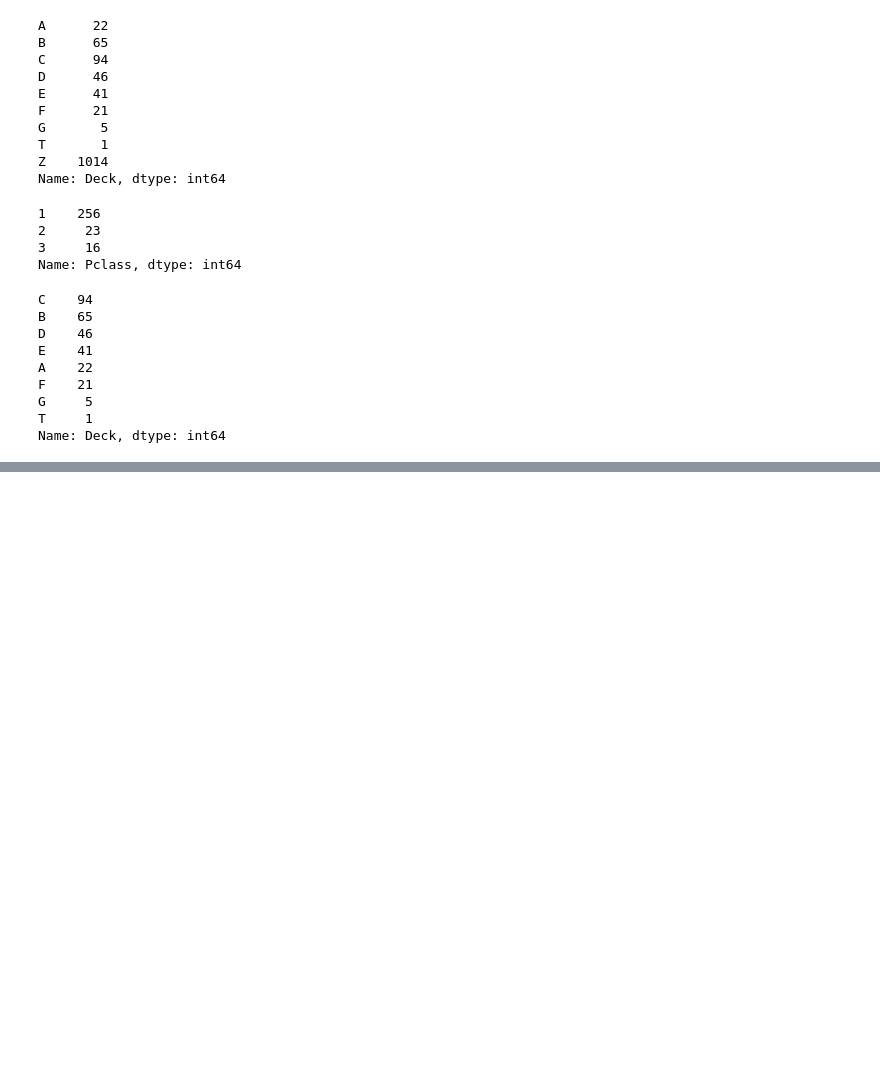
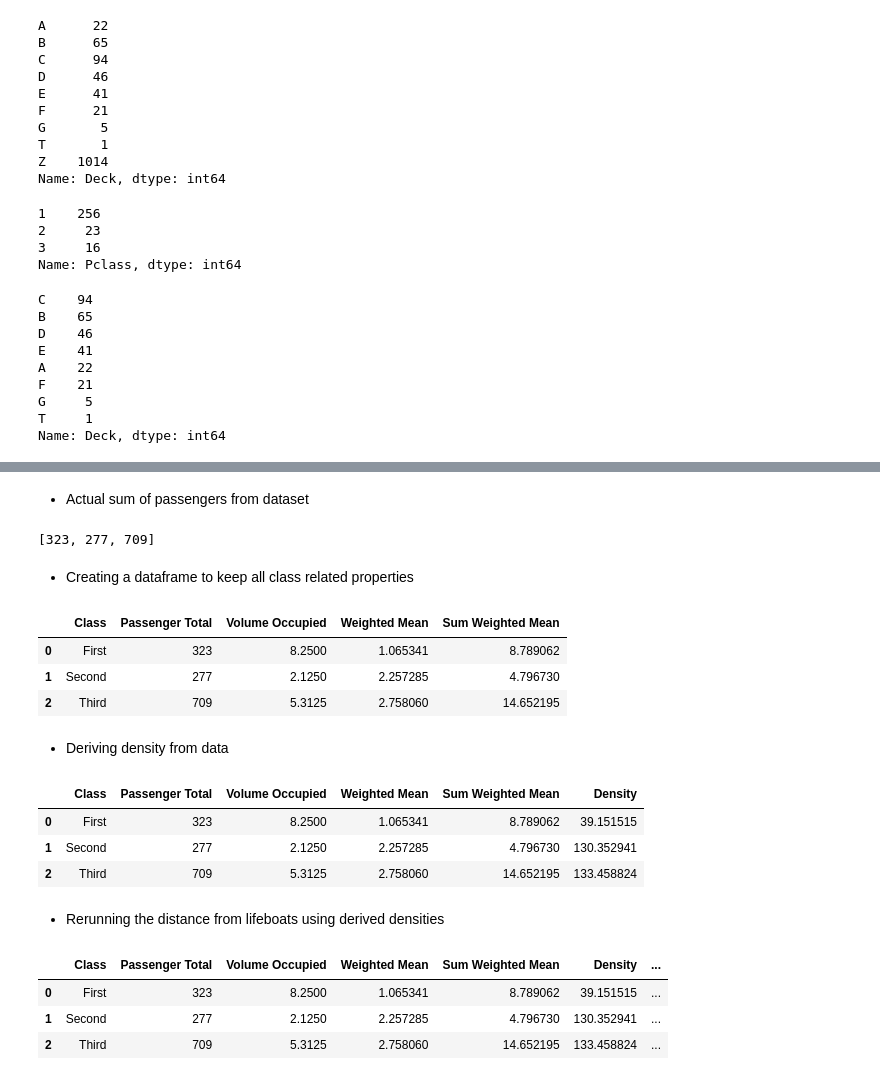
Before and after one commit to aditya-jagdev/Predicting-Titanic-Mishap-Survivors, a Jupyter notebook: Final.ipynb, the cells around one changed output, grey strips where cells are left out. Drawn from its saved outputs; the diff is of its cells as text; code cells hidden in the pictures; blank space fills up the shorter version.

Commit message:
info_aug focus data, correlate

```diff
--- a/Final.ipynb
+++ b/Final.ipynb
@@ -896,0 +1040,72 @@ ModuleNotFoundError: No module named 'cv2'
+# %% [markdown]
+* Actual sum of passengers from dataset
+# %%
+total_passengers_in_class = []
+total_passengers_in_class.append(data[ data['Pclass'] == 1 ]['Name'].notnull().sum())
+total_passengers_in_class.append(data[ data['Pclass'] == 2 ]['Name'].notnull().sum())
+total_passengers_in_class.append(data[ data['Pclass'] == 3 ]['Name'].notnull().sum())
+
+total_passengers_in_class
+# %% [output]
+[323, 277, 709]
+# %% [markdown]
+* Creating a dataframe to keep all class related properties
+# %%
+info_aug = pd.DataFrame({'Class': ['First', 'Second', 'Third'],
+                         'Passenger Total': total_passengers_in_class,
+                         'Volume Occupied': volume_occupied,
+                         'Weighted Mean': weighted_mean,
+                         'Sum Weighted Mean': sum_weighted_mean})
+
+info_aug
+# %% [output]
+|  | Class | Passenger Total | Volume Occupied | Weighted Mean | Sum Weighted Mean |
+| 0 | First | 323 | 8.2500 | 1.065341 | 8.789062 |
+| 1 | Second | 277 | 2.1250 | 2.257285 | 4.796730 |
+| 2 | Third | 709 | 5.3125 | 2.758060 | 14.652195 |
+# %% [markdown]
+* Deriving density from data
+# %%
+info_aug['Density'] = info_aug['Passenger Total'] / info_aug['Volume Occupied']
+info_aug
+# %% [output]
+|  | Class | Passenger Total | Volume Occupied | Weighted Mean | Sum Weighted Mean | Density |
+| 0 | First | 323 | 8.2500 | 1.065341 | 8.789062 | 39.151515 |
+| 1 | Second | 277 | 2.1250 | 2.257285 | 4.796730 | 130.352941 |
+| 2 | Third | 709 | 5.3125 | 2.758060 | 14.652195 | 133.458824 |
+# %% [markdown]
+* Rerunning the distance from lifeboats using derived densities
+# %%
+def w_dist_new(p_class, chunk, deck_val, stairwell, obstr):
+    density = {1: 39.151515,
+              2: 130.352941,
+              3: 133.458824}
+    deck = {'A': 1, 'B': 0, 'C': 1, 'D': 2, 'E': 3, 'F': 4, 'G': 5}
+    stairwell_used = {-1: 0, 1: 0, 2: 9/16, 3: 21/16, 4: 13/16, 5: 2/16, 6: 0}
+    floor_distance = 4/16
+    unit_travel_distance = 1
+    return density[p_class] * chunk * ( ( (obstr + stairwell_used[stairwell]) * unit_travel_distance) + (deck[deck_val] * floor_distance) )
+# %%
+sum_weighted_mean = []
+
+for mask in [data_aug['Class'] == req_class for req_class in range(1, 4)]:
+
+    iterate_over = zip(data_aug[mask]['Class'], data_aug[mask]['Chunk'],
+                       data_aug[mask]['Deck'], data_aug[mask]['Stairwell'],
+                       data_aug[mask]['Obstruction'])
+
+
+    weighted_dist_for_chunks = [w_dist_new(p_class, chunk_size, deck_val, stairwell, dist)
+                                for p_class, chunk_size, deck_val, stairwell, dist in iterate_over]
+
+    sum_weighted_mean.append(sum(weighted_dist_for_chunks))
+
+info_aug['New Sum Weighted Mean'] = sum_weighted_mean
+# %%
+info_aug['New Weighted Mean'] = info_aug['New Sum Weighted Mean'] / info_aug['Passenger Total']
+info_aug
+# %% [output]
+|  | Class | Passenger Total | Volume Occupied | Weighted Mean | Sum Weighted Mean | Density | ... |
+| 0 | First | 323 | 8.2500 | 1.065341 | 8.789062 | 39.151515 | ... |
+| 1 | Second | 277 | 2.1250 | 2.257285 | 4.796730 | 130.352941 | ... |
+| 2 | Third | 709 | 5.3125 | 2.758060 | 14.652195 | 133.458824 | ... |
```
Also changed, not shown: parts of 34 cells of this notebook.
